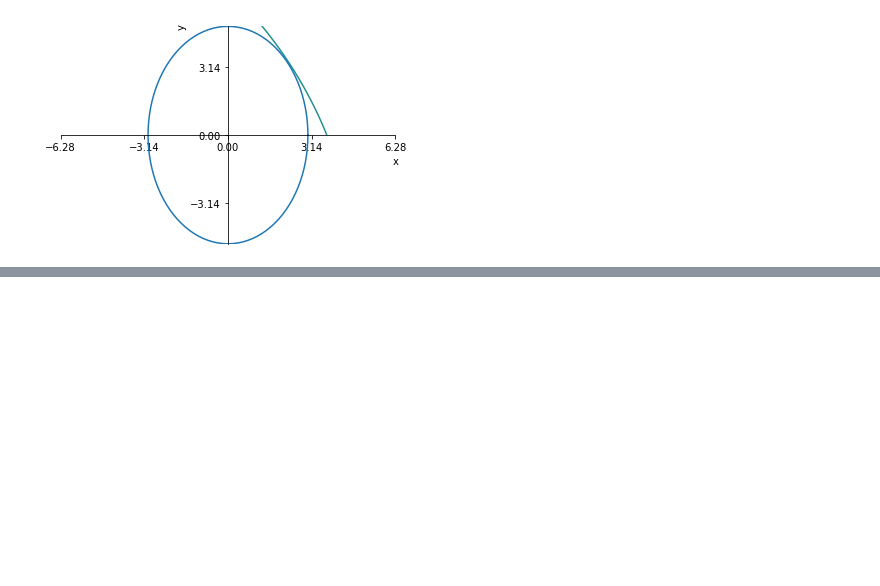
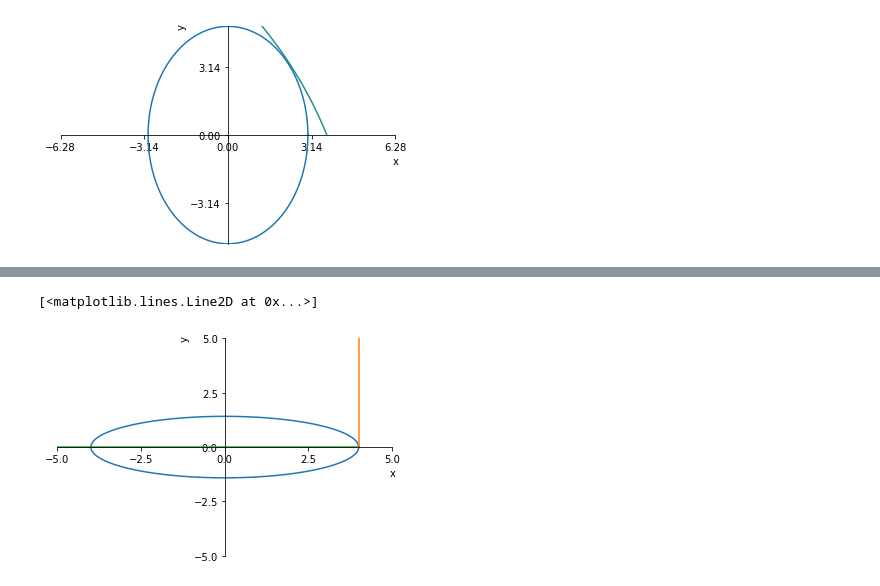
Before and after one commit to Zhurp2020/NLP-from-scratch, a Jupyter notebook: Thomas Calculus/Chapter 13 code.ipynb, the cells around one changed output, grey strips where cells are left out. Saved outputs shown, nothing was run; the diff lists cells and outputs as text; code cells hidden in the pictures; blank space fills up the shorter version.

```diff
--- a/Thomas Calculus/Chapter 13 code.ipynb
+++ b/Thomas Calculus/Chapter 13 code.ipynb
@@ -123,0 +130,18 @@ pter.ax.plot(x,y)
+# %%
+t = np.linspace(0,2*np.pi,101)
+x = 4*np.cos(t)
+y = np.sqrt(2)*np.sin(t)
+vx =  np.linspace(4,4,101)
+vy =  np.sqrt(2)*t
+ax = 4 - 4*t
+ay = np.linspace(0,0,101)
+def f():
+    pass
+pter1 = FunctionPlotter(f,domain=0)
+pter1.canvas()
+pter1.ax.plot(x,y)
+pter1.ax.plot(vx,vy)
+pter1.ax.plot(ax,ay)
+# %% [output]
+[<matplotlib.lines.Line2D at 0x...>]
+[figure, added]
```
Also changed, not shown: parts of 1 cell of this notebook.
